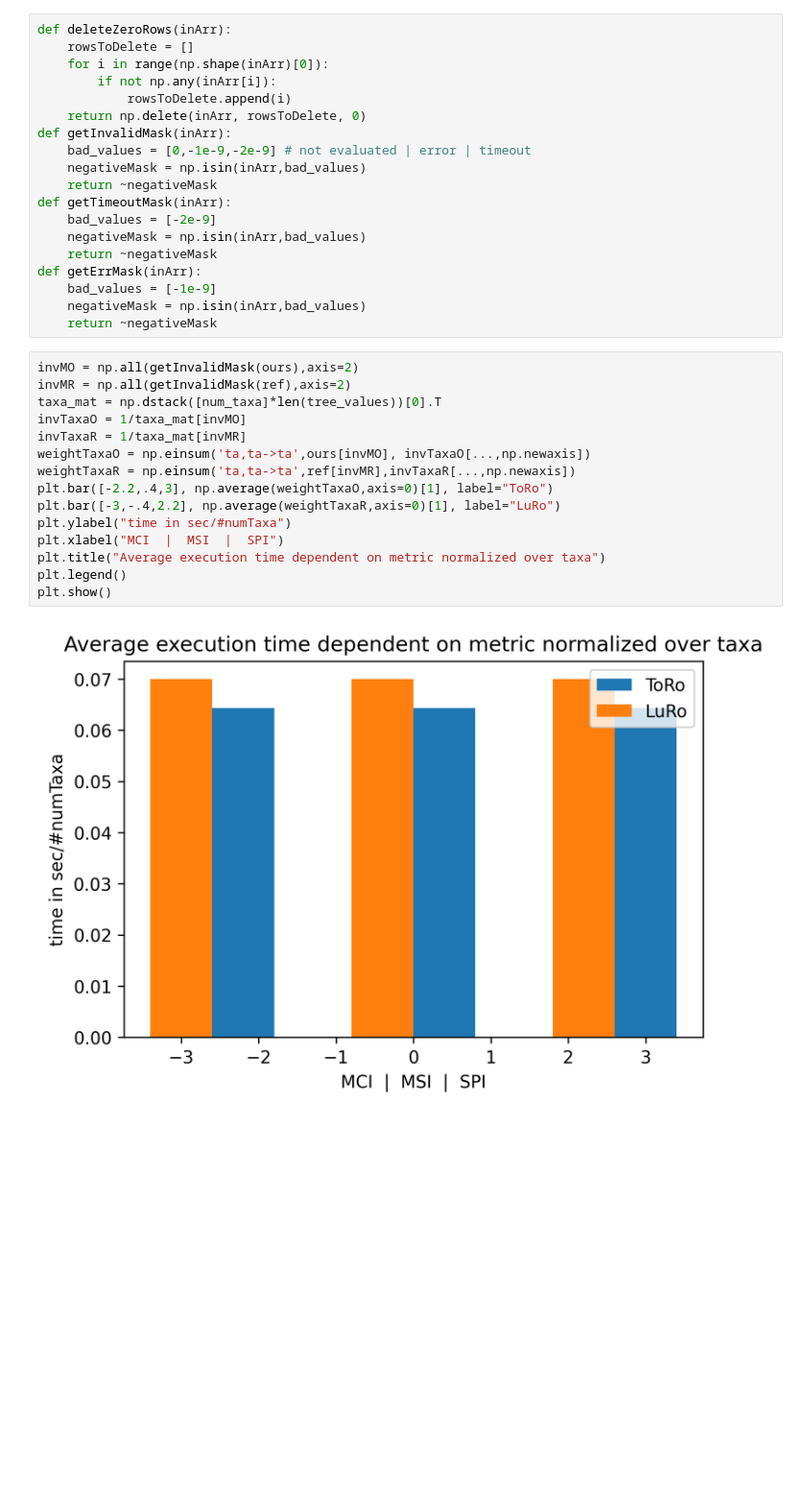
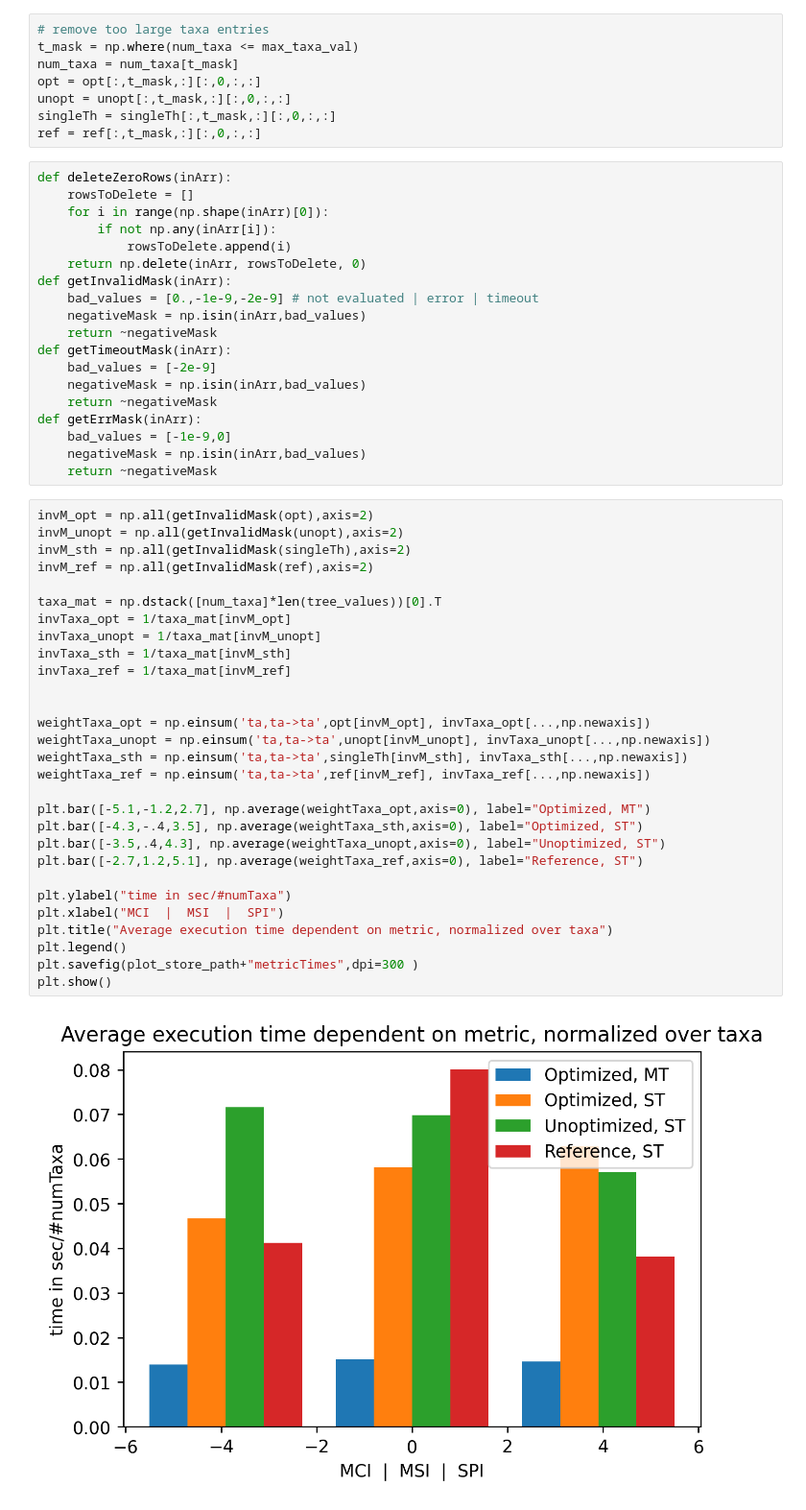
Before and after one commit to DoktorBotti/RF_Metrics, a Jupyter notebook: misc/Plot_Raw_Benchmark_mtz.ipynb, the cells around one changed output. Shown at 96% size. Cells and saved outputs as stored; diff of their text form; blank space fills up the shorter version.

Commit message:
generate plots from benchmark

```diff
--- a/misc/Plot_Raw_Benchmark_mtz.ipynb
+++ b/misc/Plot_Raw_Benchmark_mtz.ipynb
@@ -18,3 +28,11 @@ ours = ours[:,perm,:]
+# %%
+# remove too large taxa entries
+t_mask = np.where(num_taxa <= max_taxa_val)
+num_taxa = num_taxa[t_mask]
+opt = opt[:,t_mask,:][:,0,:,:]
+unopt = unopt[:,t_mask,:][:,0,:,:]
+singleTh = singleTh[:,t_mask,:][:,0,:,:]
+ref = ref[:,t_mask,:][:,0,:,:]
 # %%
 def deleteZeroRows(inArr):
     rowsToDelete = []
@@ -23,7 +41,7 @@ def deleteZeroRows(inArr):
             rowsToDelete.append(i)
     return np.delete(inArr, rowsToDelete, 0)
 def getInvalidMask(inArr):
-    bad_values = [0,-1e-9,-2e-9] # not evaluated | error | timeout
+    bad_values = [0.,-1e-9,-2e-9] # not evaluated | error | timeout
     negativeMask = np.isin(inArr,bad_values)
     return ~negativeMask
 def getTimeoutMask(inArr):
@@ -31,26 +49,40 @@ def getTimeoutMask(inArr):
     negativeMask = np.isin(inArr,bad_values)
     return ~negativeMask
 def getErrMask(inArr):
-    bad_values = [-1e-9]
+    bad_values = [-1e-9,0]
     negativeMask = np.isin(inArr,bad_values)
     return ~negativeMask
 # %%
-invMO = np.all(getInvalidMask(ours),axis=2)
-invMR = np.all(getInvalidMask(ref),axis=2)
+invM_opt = np.all(getInvalidMask(opt),axis=2)
+invM_unopt = np.all(getInvalidMask(unopt),axis=2)
+invM_sth = np.all(getInvalidMask(singleTh),axis=2)
+invM_ref = np.all(getInvalidMask(ref),axis=2)
+
 taxa_mat = np.dstack([num_taxa]*len(tree_values))[0].T
-invTaxaO = 1/taxa_mat[invMO]
-invTaxaR = 1/taxa_mat[invMR]
-weightTaxaO = np.einsum('ta,ta->ta',ours[invMO], invTaxaO[...,np.newaxis])
-weightTaxaR = np.einsum('ta,ta->ta',ref[invMR],invTaxaR[...,np.newaxis])
-plt.bar([-2.2,.4,3], np.average(weightTaxaO,axis=0)[1], label="ToRo")
-plt.bar([-3,-.4,2.2], np.average(weightTaxaR,axis=0)[1], label="LuRo")
+invTaxa_opt = 1/taxa_mat[invM_opt]
+invTaxa_unopt = 1/taxa_mat[invM_unopt]
+invTaxa_sth = 1/taxa_mat[invM_sth]
+invTaxa_ref = 1/taxa_mat[invM_ref]
+
+
+weightTaxa_opt = np.einsum('ta,ta->ta',opt[invM_opt], invTaxa_opt[...,np.newaxis])
+weightTaxa_unopt = np.einsum('ta,ta->ta',unopt[invM_unopt], invTaxa_unopt[...,np.newaxis])
+weightTaxa_sth = np.einsum('ta,ta->ta',singleTh[invM_sth], invTaxa_sth[...,np.newaxis])
+weightTaxa_ref = np.einsum('ta,ta->ta',ref[invM_ref], invTaxa_ref[...,np.newaxis])
+
+plt.bar([-5.1,-1.2,2.7], np.average(weightTaxa_opt,axis=0), label="Optimized, MT")
+plt.bar([-4.3,-.4,3.5], np.average(weightTaxa_sth,axis=0), label="Optimized, ST")
+plt.bar([-3.5,.4,4.3], np.average(weightTaxa_unopt,axis=0), label="Unoptimized, ST")
+plt.bar([-2.7,1.2,5.1], np.average(weightTaxa_ref,axis=0), label="Reference, ST")
+
 plt.ylabel("time in sec/#numTaxa")
 plt.xlabel("MCI  |  MSI  |  SPI")
-plt.title("Average execution time dependent on metric normalized over taxa")
+plt.title("Average execution time dependent on metric, normalized over taxa")
 plt.legend()
+plt.savefig(plot_store_path+"metricTimes",dpi=300 )
 plt.show()
 # %% [output]
-[figure, old version]
+[figure, new version]
 # %%
 # plot contribution of taxa count
 
```
Also changed, not shown: parts of 4 cells of this notebook, 9 other files.
